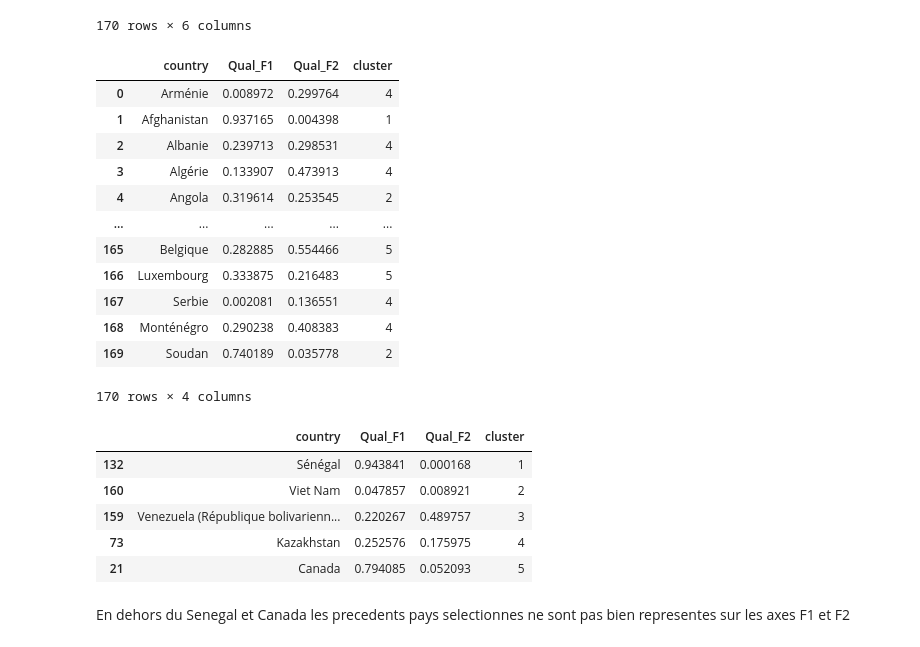
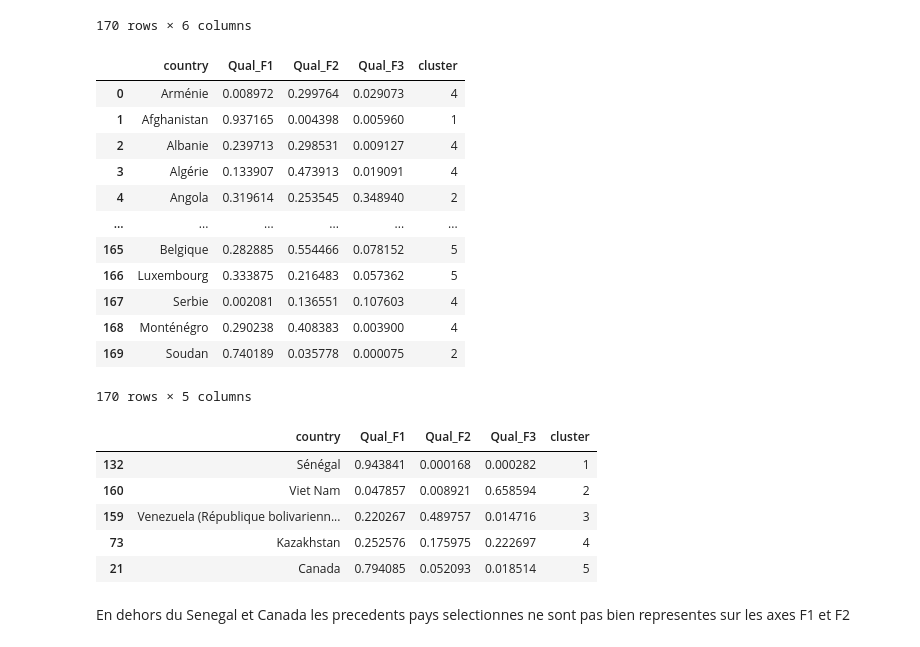
Before and after one commit to Sh4mSh4m/OCR_DA_proj5, a Jupyter notebook: Projet 5 - Etude de marche Loco Pollo.ipynb, the cells around one changed output. Drawn from its saved outputs; the diff is of its cells as text; code cells hidden in the pictures.

```diff
--- a/Projet 5 - Etude de marche Loco Pollo.ipynb
+++ b/Projet 5 - Etude de marche Loco Pollo.ipynb
@@ -1601,34 +1588,34 @@ df_rep_f12
 # %%
 df_rep_f12['cluster'] = df_acp_scaled['cluster']
 df_rep_f12['country'] = df_acp_scaled['country']
-cols = ['country', 'Qual_F1', 'Qual_F2', 'cluster']
+cols = ['country', 'Qual_F1', 'Qual_F2', 'Qual_F3', 'cluster']
 df_rep_f12 = df_rep_f12[cols]
 df_rep_f12
 # %% [output]
-|  | country | Qual_F1 | Qual_F2 | cluster |
-| 0 | Arménie | 0.008972 | 0.299764 | 4 |
-| 1 | Afghanistan | 0.937165 | 0.004398 | 1 |
-| 2 | Albanie | 0.239713 | 0.298531 | 4 |
-| 3 | Algérie | 0.133907 | 0.473913 | 4 |
-| 4 | Angola | 0.319614 | 0.253545 | 2 |
-| ... | ... | ... | ... | ... |
-| 165 | Belgique | 0.282885 | 0.554466 | 5 |
-| 166 | Luxembourg | 0.333875 | 0.216483 | 5 |
-| 167 | Serbie | 0.002081 | 0.136551 | 4 |
-| 168 | Monténégro | 0.290238 | 0.408383 | 4 |
-| 169 | Soudan | 0.740189 | 0.035778 | 2 |
+|  | country | Qual_F1 | Qual_F2 | Qual_F3 | cluster |
+| 0 | Arménie | 0.008972 | 0.299764 | 0.029073 | 4 |
+| 1 | Afghanistan | 0.937165 | 0.004398 | 0.005960 | 1 |
+| 2 | Albanie | 0.239713 | 0.298531 | 0.009127 | 4 |
+| 3 | Algérie | 0.133907 | 0.473913 | 0.019091 | 4 |
+| 4 | Angola | 0.319614 | 0.253545 | 0.348940 | 2 |
+| ... | ... | ... | ... | ... | ... |
+| 165 | Belgique | 0.282885 | 0.554466 | 0.078152 | 5 |
+| 166 | Luxembourg | 0.333875 | 0.216483 | 0.057362 | 5 |
+| 167 | Serbie | 0.002081 | 0.136551 | 0.107603 | 4 |
+| 168 | Monténégro | 0.290238 | 0.408383 | 0.003900 | 4 |
+| 169 | Soudan | 0.740189 | 0.035778 | 0.000075 | 2 |
-170 rows × 4 columns
+170 rows × 5 columns
 # %%
 #df_data_4.loc[rep_countries,:]
 rep_countries_mask = df_rep_f12['country'].isin(rep_countries)
 df_rep_f12.loc[rep_countries_mask].sort_values('cluster')
 # %% [output]
-|  | country | Qual_F1 | Qual_F2 | cluster |
-| 132 | Sénégal | 0.943841 | 0.000168 | 1 |
-| 160 | Viet Nam | 0.047857 | 0.008921 | 2 |
-| 159 | Venezuela (République bolivarienn... | 0.220267 | 0.489757 | 3 |
-| 73 | Kazakhstan | 0.252576 | 0.175975 | 4 |
-| 21 | Canada | 0.794085 | 0.052093 | 5 |
+|  | country | Qual_F1 | Qual_F2 | Qual_F3 | cluster |
+| 132 | Sénégal | 0.943841 | 0.000168 | 0.000282 | 1 |
+| 160 | Viet Nam | 0.047857 | 0.008921 | 0.658594 | 2 |
+| 159 | Venezuela (République bolivarienn... | 0.220267 | 0.489757 | 0.014716 | 3 |
+| 73 | Kazakhstan | 0.252576 | 0.175975 | 0.222697 | 4 |
+| 21 | Canada | 0.794085 | 0.052093 | 0.018514 | 5 |
 # %% [markdown]
 En dehors du Senegal et Canada les precedents pays selectionnes ne sont pas bien representes sur les axes F1 et F2
 # %%
```
Also changed, not shown: parts of 15 cells of this notebook, 5 other files.
